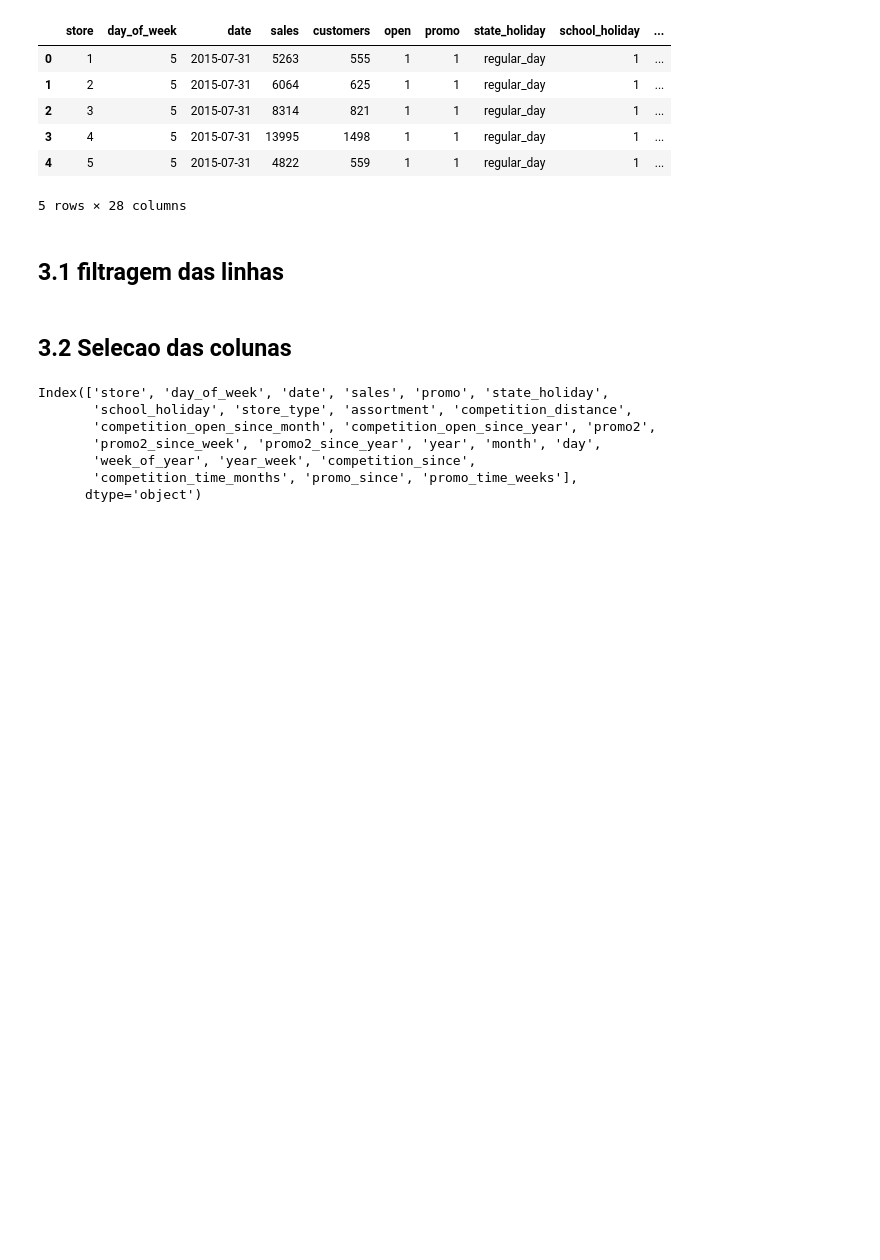
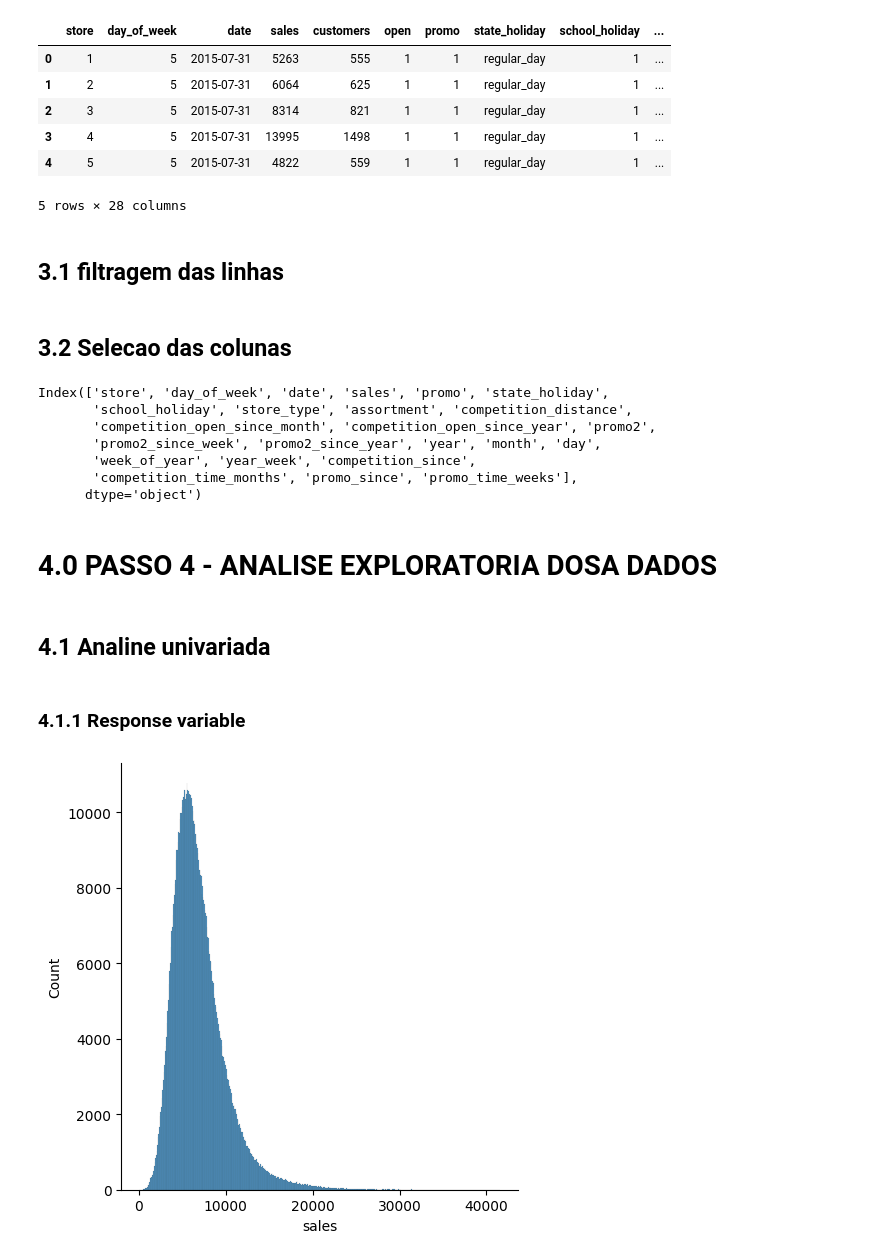
Before and after one commit to Sixurbak/p-riject_hoss, a Jupyter notebook: notebooks/analise.ipynb, the cells around one changed output. Saved outputs shown, nothing was run; the diff lists cells and outputs as text; code cells hidden in the pictures; blank space fills up the shorter version.

```diff
--- a/notebooks/analise.ipynb
+++ b/notebooks/analise.ipynb
@@ -408,3 +409,15 @@ Index(['store', 'day_of_week', 'date', 'sales', 'promo', 'state_holiday',
        'week_of_year', 'year_week', 'competition_since',
        'competition_time_months', 'promo_since', 'promo_time_weeks'],
       dtype='object')
+# %% [markdown]
+# 4.0 PASSO 4 - ANALISE EXPLORATORIA DOSA DADOS
+# %%
+df4 = df3.copy()
+# %% [markdown]
+## 4.1 Analine univariada
+# %% [markdown]
+### 4.1.1 Response variable
+# %%
+sns.displot(df4['sales']);
+# %% [output]
+[figure, added]
```
Also changed, not shown: parts of 15 cells of this notebook.
